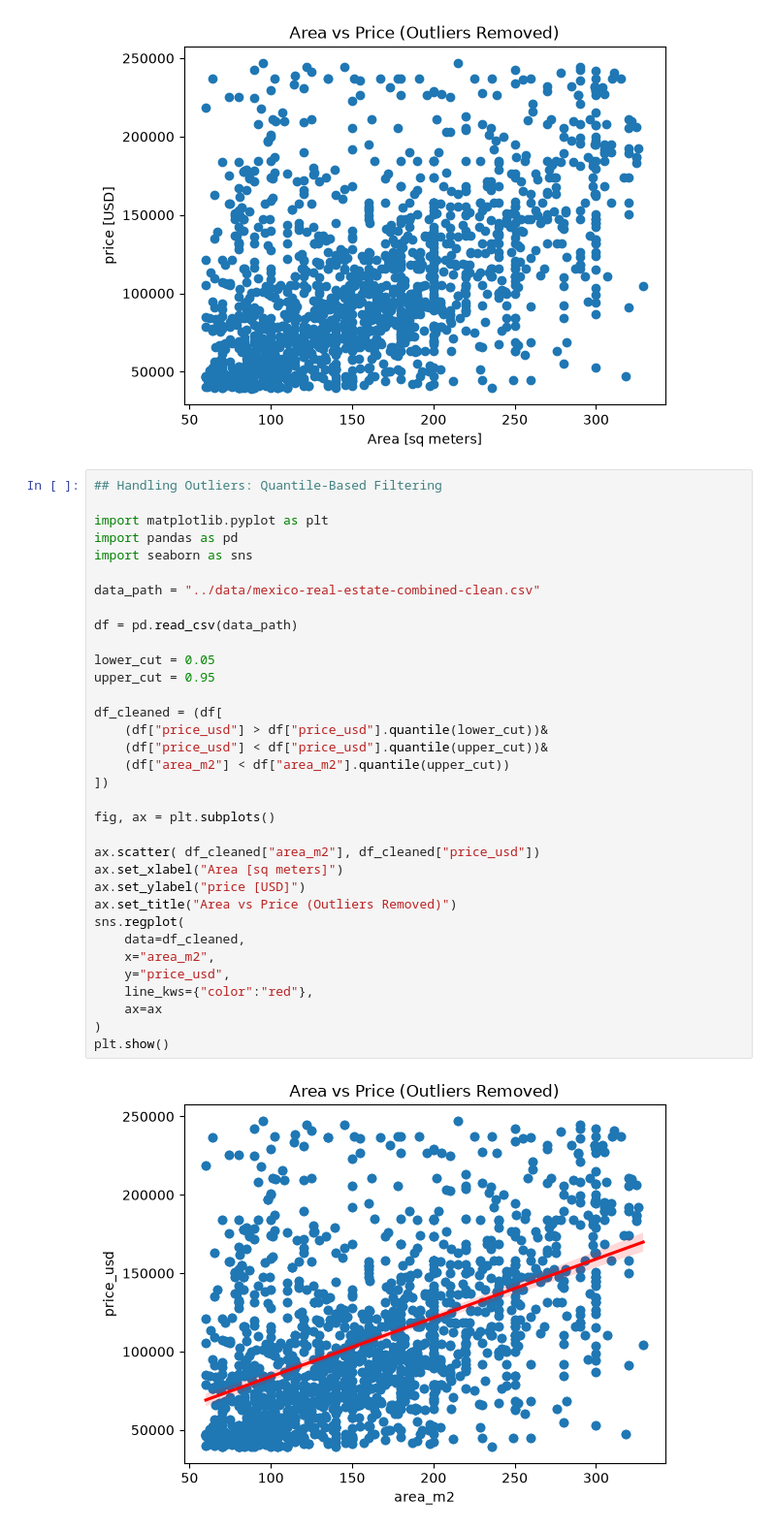
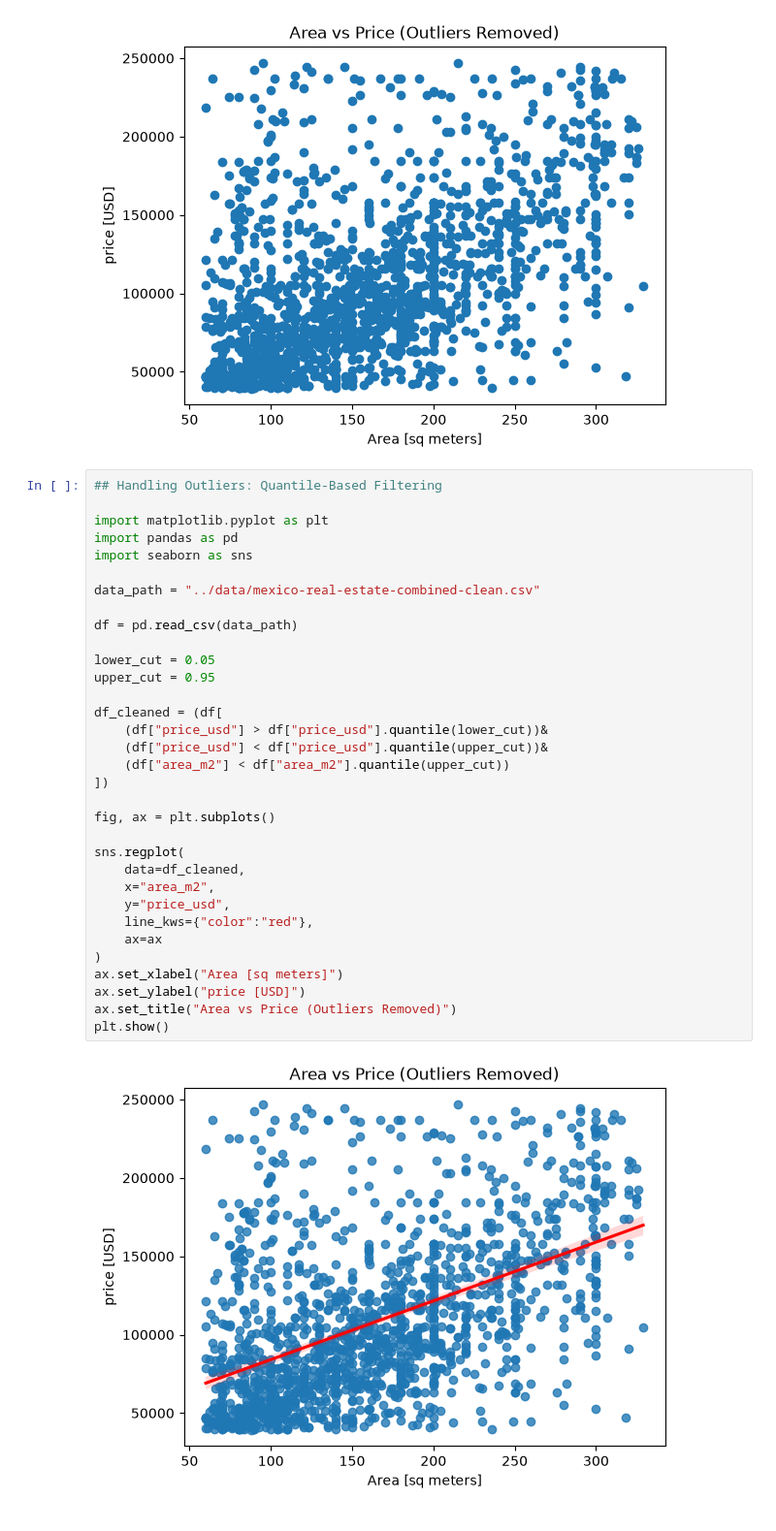
Before and after one commit to igris-nuel/ai-engineering-journey, a Jupyter notebook: projects/02-real-estate-regression/notebooks/02_visualizing_housing_data.ipynb, the cells around one changed output. Shown at 97% size. Drawn from its saved outputs; the diff is of its cells as text.

```diff
--- a/projects/02-real-estate-regression/notebooks/02_visualizing_housing_data.ipynb
+++ b/projects/02-real-estate-regression/notebooks/02_visualizing_housing_data.ipynb
@@ -281,35 +281,34 @@ removed:, 239 rows
 ## Handling Outliers: Quantile-Based Filtering
 
 import matplotlib.pyplot as plt
 import pandas as pd
 import seaborn as sns
 
 data_path = "../data/mexico-real-estate-combined-clean.csv"
 
 df = pd.read_csv(data_path)
 
 lower_cut = 0.05
 upper_cut = 0.95
 
 df_cleaned = (df[
     (df["price_usd"] > df["price_usd"].quantile(lower_cut))&
     (df["price_usd"] < df["price_usd"].quantile(upper_cut))&
     (df["area_m2"] < df["area_m2"].quantile(upper_cut))
 ])
 
 fig, ax = plt.subplots()
 
-ax.scatter( df_cleaned["area_m2"], df_cleaned["price_usd"])
-ax.set_xlabel("Area [sq meters]")
-ax.set_ylabel("price [USD]")
-ax.set_title("Area vs Price (Outliers Removed)")
 sns.regplot(
     data=df_cleaned,
     x="area_m2",
     y="price_usd",
     line_kws={"color":"red"},
     ax=ax
 )
+ax.set_xlabel("Area [sq meters]")
+ax.set_ylabel("price [USD]")
+ax.set_title("Area vs Price (Outliers Removed)")
 plt.show()
 # %% [output]
-[figure, old version]
+[figure, new version]
```
Also changed, not shown: parts of 3 cells of this notebook, 2 other files.
